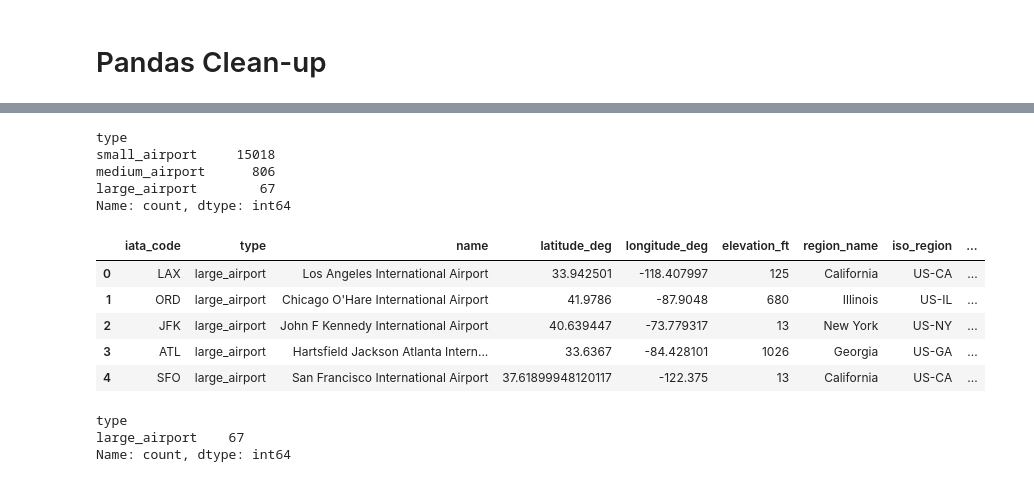
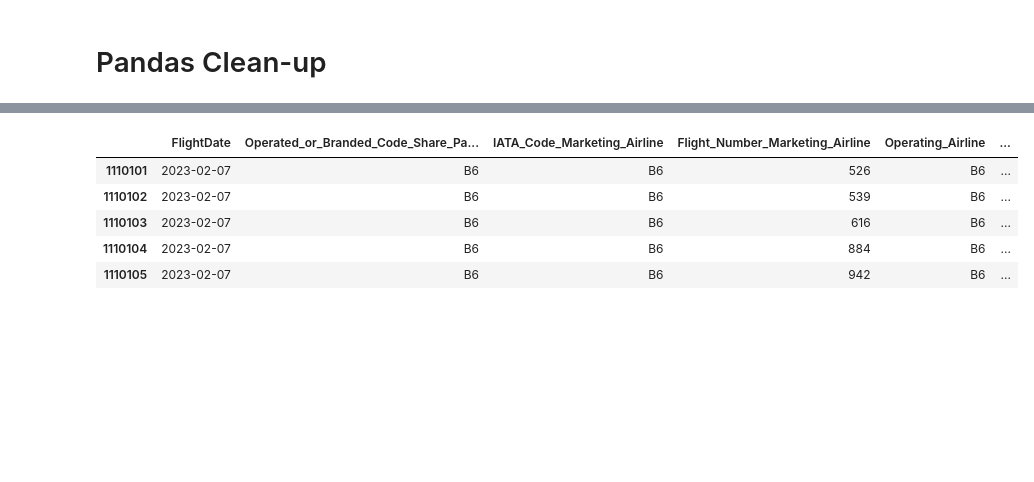
Before and after one commit to redpandata19/project3_team2, a Jupyter notebook: Cleanup2.ipynb, the cells around one changed output, grey strips where cells are left out. Saved outputs shown, nothing was run; the diff lists cells and outputs as text; code cells hidden in the pictures; blank space fills up the shorter version.

```diff
--- a/Cleanup2.ipynb
+++ b/Cleanup2.ipynb
@@ -69,18 +66,31 @@ cleaned_df = airports_df[~erroneous]
 # %%
-# Verify types
-cleaned_df['type'].value_counts()
+# Read in next CSV, select columns
+column_selection = ['FlightDate','IATA_Code_Marketing_Airline', 'Operated_or_Branded_Code_Share_Partners',
+                                      'Operating_Airline ','Flight_Number_Marketing_Airline','Tail_Number',
+                                      'Origin','Dest','OriginCityName','DestCityName','CRSDepTime','DepTime',
+                                      'DepDelay','DepDelayMinutes','DepDel15','ArrDelay','ArrDelayMinutes','Cancelled',
+                                     'Diverted','CarrierDelay','WeatherDelay','NASDelay','SecurityDelay','LateAircraftDelay']
+# more efficient way to work through multiple CSV's: https://docs.python.org/3/library/glob.html
+csv_files = glob.glob('Resources/bts/*.csv')
+
+# Empty list for DataFrames
+dataframes = []
+
+# Iterate through each CSV file and append to list
+for file in csv_files:
+    df = pd.read_csv(file, usecols=column_selection, low_memory = False)
+    dataframes.append(df)
+
+# Concatenate DataFrames from list to single df
+combined_flight_info = pd.concat(dataframes, ignore_index=True)
+combined_flight_info.tail()
 # %% [output]
-type
-small_airport     15018
-medium_airport      806
-large_airport        67
-Name: count, dtype: int64
+|  | FlightDate | Operated_or_Branded_Code_Share_Pa... | IATA_Code_Marketing_Airline | Flight_Number_Marketing_Airline | Operating_Airline | ... |
+| 1110101 | 2023-02-07 | B6 | B6 | 526 | B6 | ... |
+| 1110102 | 2023-02-07 | B6 | B6 | 539 | B6 | ... |
+| 1110103 | 2023-02-07 | B6 | B6 | 616 | B6 | ... |
+| 1110104 | 2023-02-07 | B6 | B6 | 884 | B6 | ... |
+| 1110105 | 2023-02-07 | B6 | B6 | 942 | B6 | ... |
 # %%
-cleaned_df.head()
+# Export to CSV
+combined_flight_info.to_csv('Resources/combined_flight_info.csv')
-# %% [output]
-|  | iata_code | type | name | latitude_deg | longitude_deg | elevation_ft | region_name | iso_region | ... |
-| 0 | LAX | large_airport | Los Angeles International Airport | 33.942501 | -118.407997 | 125 | California | US-CA | ... |
-| 1 | ORD | large_airport | Chicago O'Hare International Airport | 41.9786 | -87.9048 | 680 | Illinois | US-IL | ... |
-| 2 | JFK | large_airport | John F Kennedy International Airport | 40.639447 | -73.779317 | 13 | New York | US-NY | ... |
-| 3 | ATL | large_airport | Hartsfield Jackson Atlanta Intern... | 33.6367 | -84.428101 | 1026 | Georgia | US-GA | ... |
-| 4 | SFO | large_airport | San Francisco International Airport | 37.61899948120117 | -122.375 | 13 | California | US-CA | ... |
@@ -90,10 +96,0 @@ cleaned_df.to_csv('Resources/us-airports-cleaned.csv')
-# %%
-erroneous2 = (airports_df['type'] == 'balloonport') | (airports_df['type'] == 'closed') | \
-            (airports_df['type'] == 'seaplane_base') | (airports_df['type'] == 'heliport') | \
-            (airports_df['type'] == 'small_airport') | (airports_df['type'] == 'medium_airport')
-cleaned_df2 = airports_df[~erroneous2]
-cleaned_df2['type'].value_counts()
-# %% [output]
-type
-large_airport    67
-Name: count, dtype: int64
```
Also changed, not shown: parts of 10 cells of this notebook, 2 other files.
